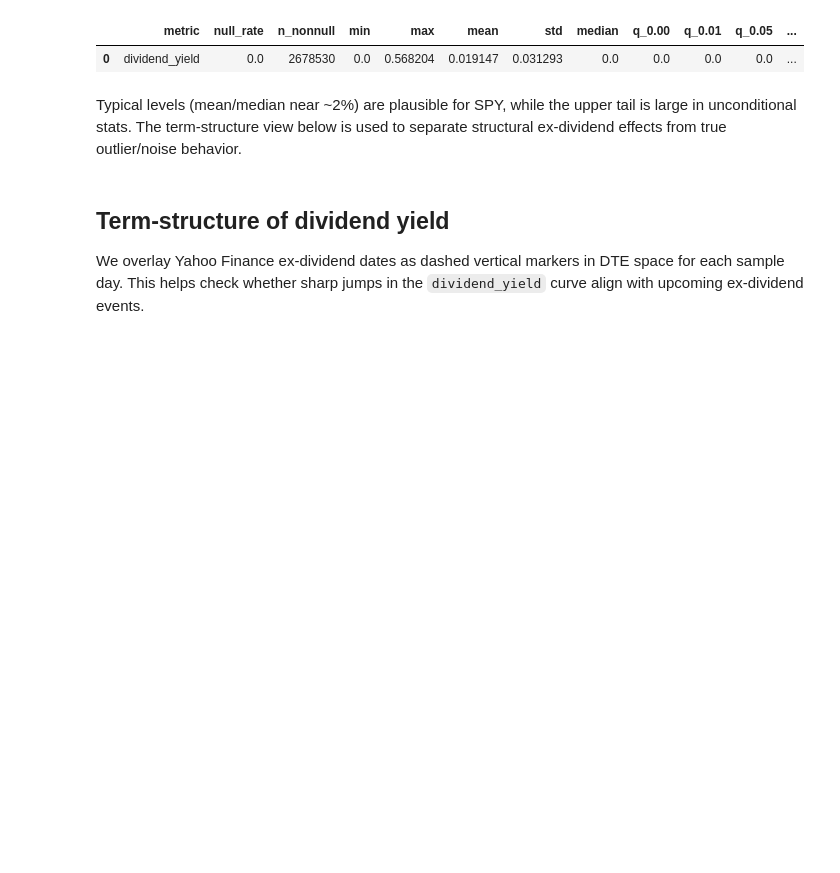
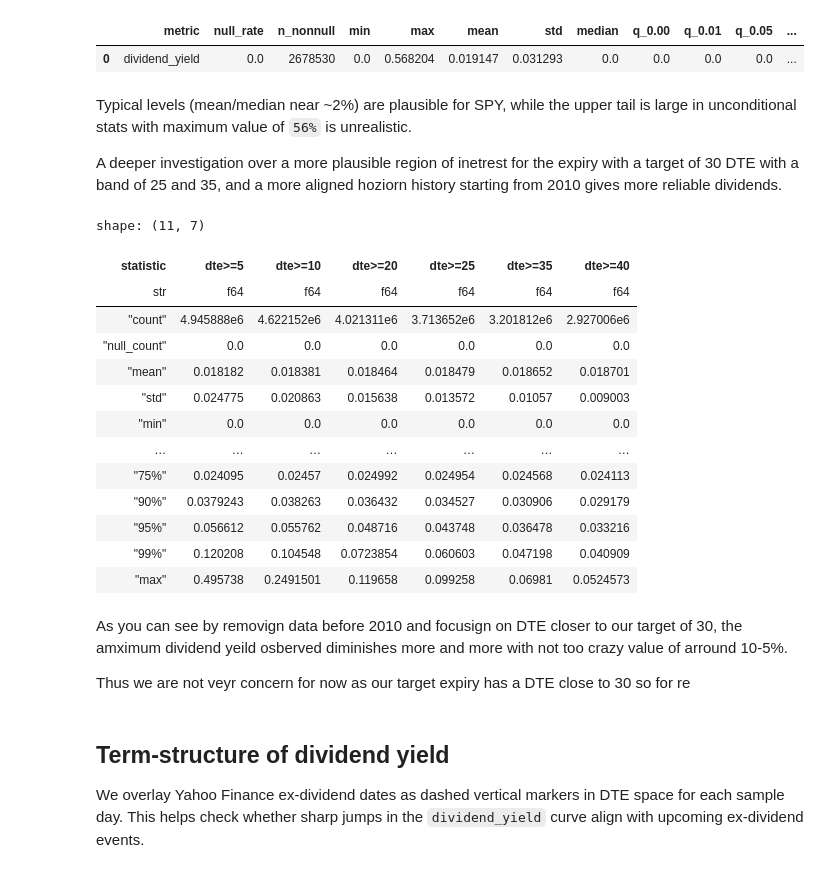
Before and after one commit to anthonymakarewicz/volatility-trading, a Jupyter notebook: notebooks/qc_eda/notebook.ipynb, the cells around one changed output. Saved outputs shown, nothing was run; the diff lists cells and outputs as text; code cells hidden in the pictures; blank space fills up the shorter version.

```diff
--- a/notebooks/qc_eda/notebook.ipynb
+++ b/notebooks/qc_eda/notebook.ipynb
@@ -670,8 +672,48 @@ qc_helpers.info_stats_metric("ROI_core_numeric_stats", "dividend_yield")
 | 0 | dividend_yield | 0.0 | 2678530 | 0.0 | 0.568204 | 0.019147 | 0.031293 | 0.0 | 0.0 | 0.0 | 0.0 | ... |
 # %% [markdown]
 Typical levels (mean/median near ~2%) are plausible for SPY, while the upper
-tail is large in unconditional stats. The term-structure view below is used to
-separate structural ex-dividend effects from true outlier/noise behavior.
+tail is large in unconditional stats with maximum value of `56%` is unrealistic.
+
+A deeper investigation over a more plausible region of inetrest for the expiry with a target of 30 DTE with a band of 25 and 35, and a more aligned hoziorn history starting from 2010 gives more reliable dividends.
+# %%
+div_cuts = [5, 10, 20, 25, 35, 40]
+
+tables = []
+for i, cut in enumerate(div_cuts):
+    t = (
+        df.filter(
+            (pl.col("dte") >= cut) & (pl.col("trade_date") >= date(2010, 1, 1))
+        )
+        .select("dividend_yield")
+        .describe(percentiles=(0.5, 0.75, 0.9, 0.95, .99))
+        .rename({"dividend_yield": f"dte>={cut}"})
+    )
+    if i > 0:
+        t = t.select([f"dte>={cut}"])
+
+    tables.append(t)
+
+wide = pl.concat(tables, how="horizontal")
+wide
+# %% [output]
+shape: (11, 7)
+| statistic | dte>=5 | dte>=10 | dte>=20 | dte>=25 | dte>=35 | dte>=40 |
+| str | f64 | f64 | f64 | f64 | f64 | f64 |
+| "count" | 4.945888e6 | 4.622152e6 | 4.021311e6 | 3.713652e6 | 3.201812e6 | 2.927006e6 |
+| "null_count" | 0.0 | 0.0 | 0.0 | 0.0 | 0.0 | 0.0 |
+| "mean" | 0.018182 | 0.018381 | 0.018464 | 0.018479 | 0.018652 | 0.018701 |
+| "std" | 0.024775 | 0.020863 | 0.015638 | 0.013572 | 0.01057 | 0.009003 |
+| "min" | 0.0 | 0.0 | 0.0 | 0.0 | 0.0 | 0.0 |
+| … | … | … | … | … | … | … |
+| "75%" | 0.024095 | 0.02457 | 0.024992 | 0.024954 | 0.024568 | 0.024113 |
+| "90%" | 0.0379243 | 0.038263 | 0.036432 | 0.034527 | 0.030906 | 0.029179 |
+| "95%" | 0.056612 | 0.055762 | 0.048716 | 0.043748 | 0.036478 | 0.033216 |
+| "99%" | 0.120208 | 0.104548 | 0.0723854 | 0.060603 | 0.047198 | 0.040909 |
+| "max" | 0.495738 | 0.2491501 | 0.119658 | 0.099258 | 0.06981 | 0.0524573 |
+# %% [markdown]
+As you can see by removign data before 2010 and focusign on DTE closer to our target of 30, the amximum dividend yeild osberved diminishes more and more with not too crazy value of arround 10-5%.
+
+Thus we are not veyr concern for now as our target expiry has a DTE close to 30 so for re
 # %% [markdown]
 ## Term-structure of dividend yield
 
```
Also changed, not shown: parts of 1 cell of this notebook, 4 other files.
